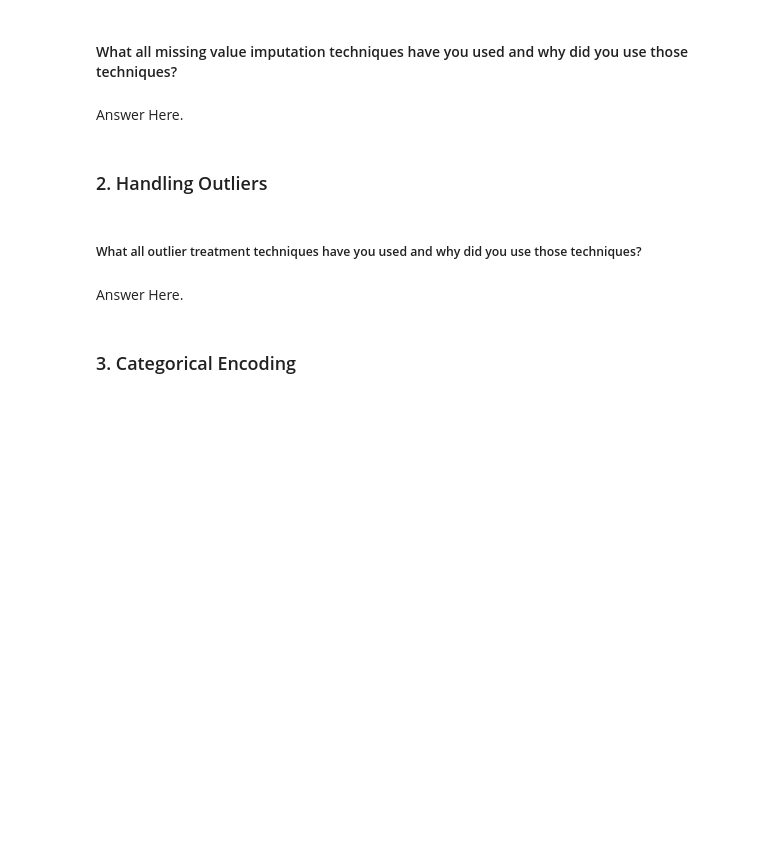
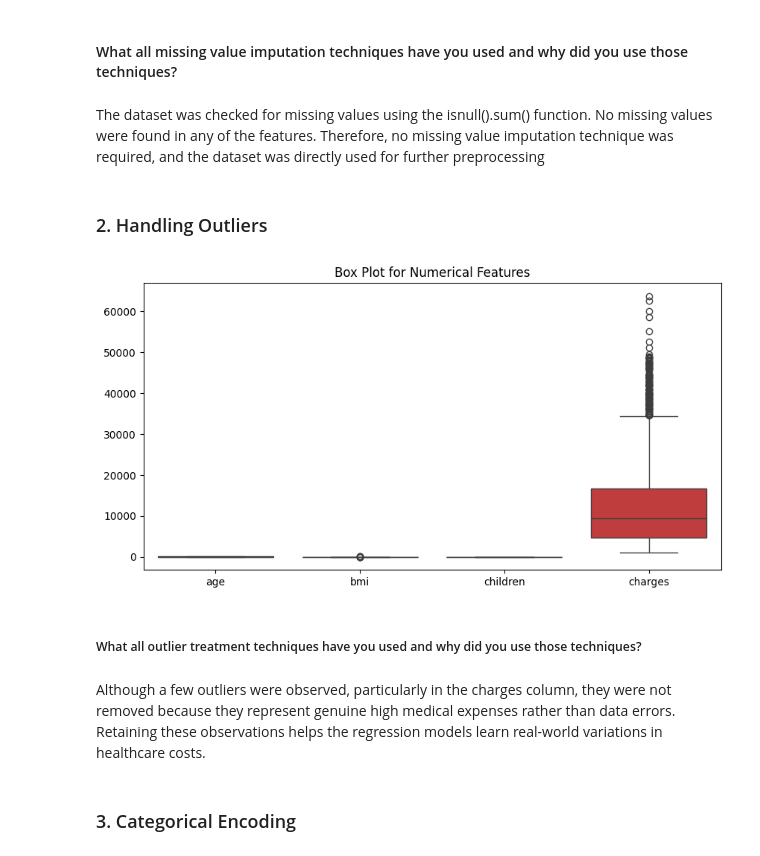
Before and after one commit to Pranav-Codes-Git/Insurance-Company-cost-regression-, a Jupyter notebook: Another_copy_of_Sample_ML_Submission_Template.ipynb, the cells around one changed output. Saved outputs shown, nothing was run; the diff lists cells and outputs as text; code cells hidden in the pictures; blank space fills up the shorter version.

```diff
--- a/Another_copy_of_Sample_ML_Submission_Template.ipynb
+++ b/Another_copy_of_Sample_ML_Submission_Template.ipynb
@@ -766,3 +766,7 @@ The distribution plots reveal that charges are right-skewed, while age and BMI a
 ### 1. Handling Missing Values
 # %%
 # Handling Missing Values & Missing Value Imputation
+
+model_df = df_copy.copy()
+
+model_df.isnull().sum()
@@ -769,6 +784,6 @@ The distribution plots reveal that charges are right-skewed, while age and BMI a
 # %% [markdown]
 #### What all missing value imputation techniques have you used and why did you use those techniques?
-# %% [markdown]
-Answer Here.
+# %% [markdown]
+The dataset was checked for missing values using the isnull().sum() function. No missing values were found in any of the features. Therefore, no missing value imputation technique was required, and the dataset was directly used for further preprocessing
 # %% [markdown]
 ### 2. Handling Outliers
@@ -777,6 +790,18 @@ Answer Here.
+# %%
+# Handling Outliers & Outlier treatments
+
+plt.figure(figsize=(10,5))
+
+sns.boxplot(data=model_df[['age','bmi','children','charges']])
+
+plt.title('Box Plot for Numerical Features')
+
+plt.show()
+# %% [output]
+[figure, added]
 # %% [markdown]
 ##### What all outlier treatment techniques have you used and why did you use those techniques?
-# %% [markdown]
-Answer Here.
+# %% [markdown]
+Although a few outliers were observed, particularly in the charges column, they were not removed because they represent genuine high medical expenses rather than data errors. Retaining these observations helps the regression models learn real-world variations in healthcare costs.
 # %% [markdown]
 ### 3. Categorical Encoding
```
Also changed, not shown: parts of 60 cells of this notebook.
